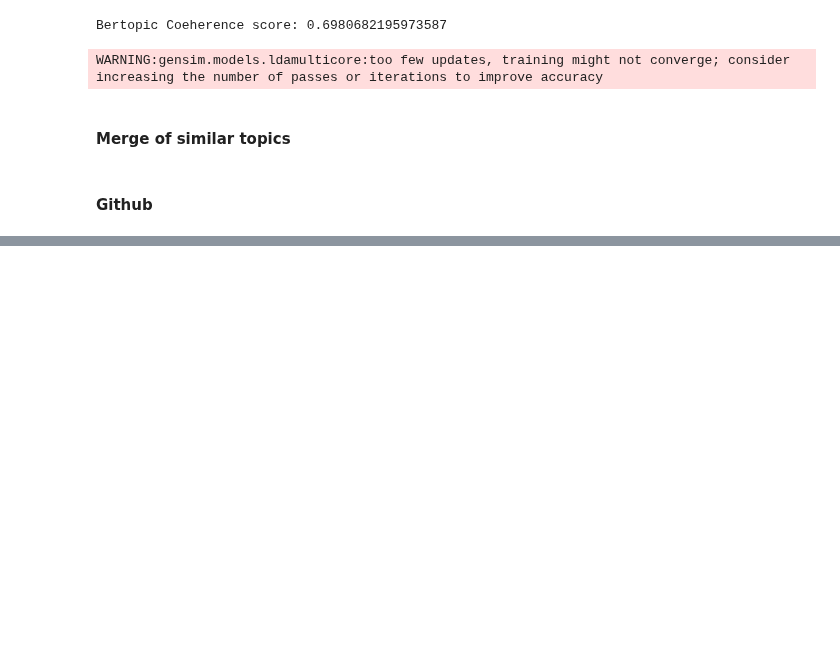
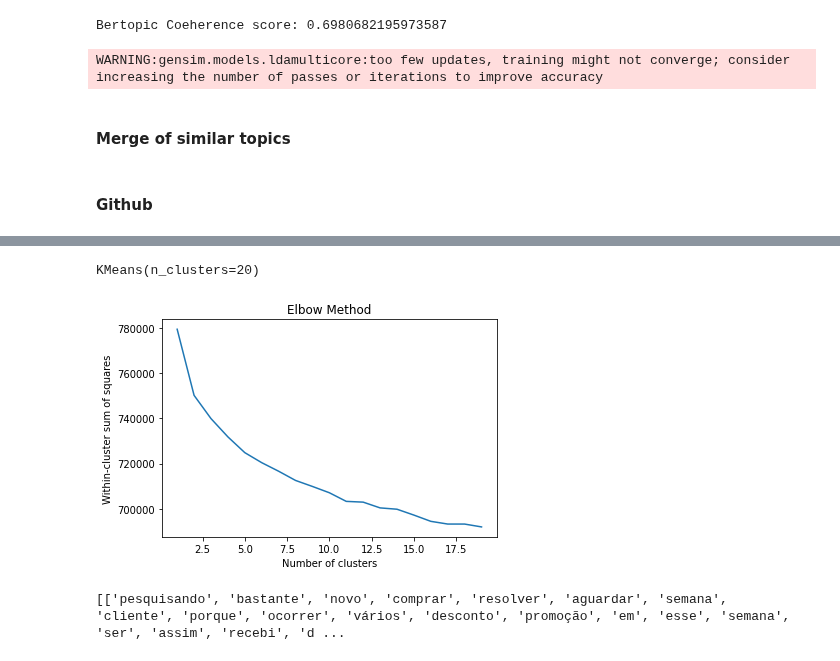
Before and after one commit to mathewsrc/Topic-Modeling-Reclame-Aqui, a Jupyter notebook: Topic_Modeling_with_BERTopic_Reclame_aqui.ipynb, the cells around one changed output, grey strips where cells are left out. Drawn from its saved outputs; the diff is of its cells as text; code cells hidden in the pictures; blank space fills up the shorter version.

```diff
--- a/Topic_Modeling_with_BERTopic_Reclame_aqui.ipynb
+++ b/Topic_Modeling_with_BERTopic_Reclame_aqui.ipynb
@@ -1110,0 +1121,24 @@ Checking out files: 100% (14808/14808), done.
+# %%
+# convert text documents to bag of words representation
+vectorizer = CountVectorizer(max_df=0.95, min_df=2, max_features=6000, stop_words='english', ngram_range=(1, 2))
+x = vectorizer.fit_transform(docs)
+
+# perform k-means clustering
+kmeans = KMeans(n_clusters=20)
+kmeans.fit(x)
+# %% [output]
+KMeans(n_clusters=20)
+# %%
+# use elbow method to find the best number of clusters
+ls = []
+for i in range(1, 20):
+    kmeans = KMeans(n_clusters=i)
+    kmeans.fit(x)
+    ls.append(kmeans.inertia_)
+plt.plot(range(1, 20), ls)
+plt.title('Elbow Method')
+plt.xlabel('Number of clusters')
+plt.ylabel('Within-cluster sum of squares')
+plt.show()
+# %% [output]
+[figure, added]
@@ -1110,0 +1152,7 @@ Checking out files: 100% (14808/14808), done.
+# %%
+# tokenize the text data
+tokenized_text = [simple_preprocess(doc) for doc in docs]
+
+print(tokenized_text[:3])
+# %% [output]
+[['pesquisando', 'bastante', 'novo', 'comprar', 'resolver', 'aguardar', 'semana', 'cliente', 'porque', 'ocorrer', 'vários', 'desconto', 'promoção', 'em', 'esse', 'semana', 'ser', 'assim', 'recebi', 'd ...
```
Also changed, not shown: parts of 17 cells of this notebook.
